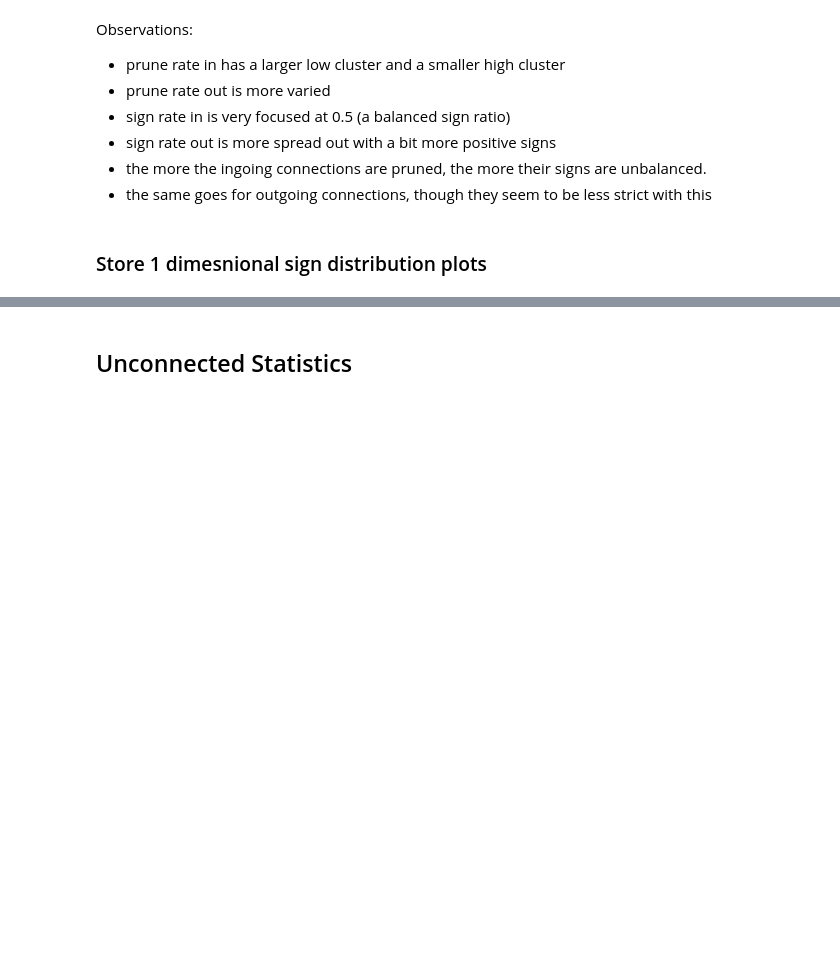
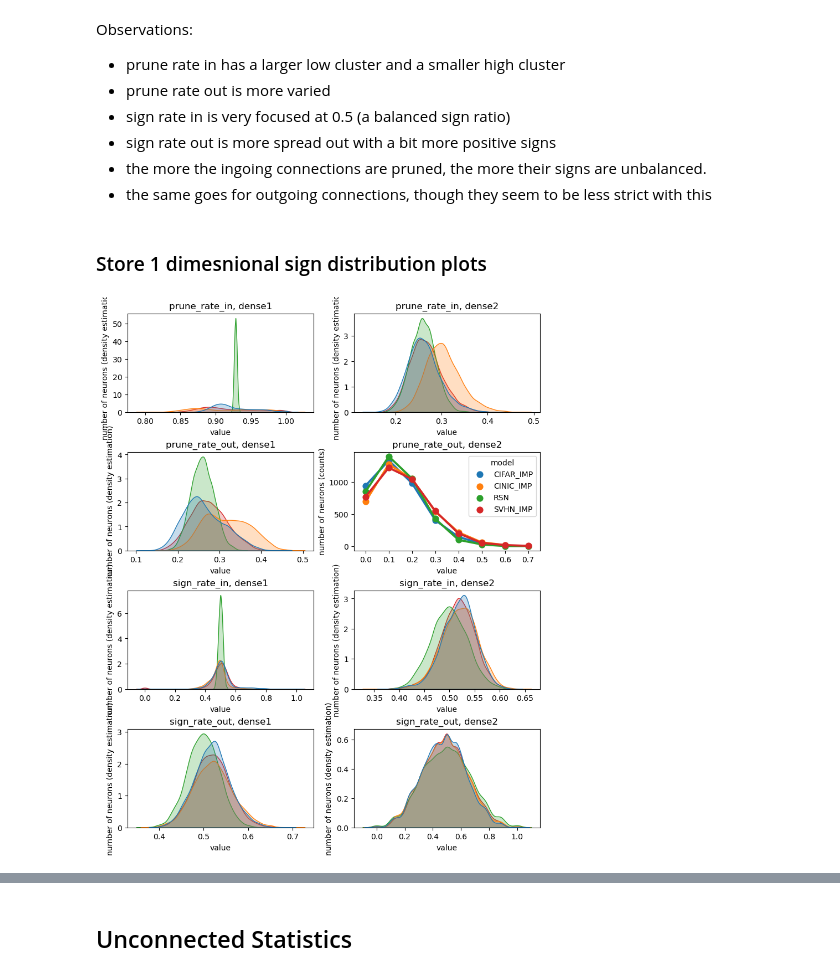
Before and after one commit to Ernalein/ThesisLTH, a Jupyter notebook: 3a Plotting sign distributions.ipynb, the cells around one changed output, grey strips where cells are left out. Saved outputs shown, nothing was run; the diff lists cells and outputs as text; code cells hidden in the pictures; blank space fills up the shorter version.

```diff
--- a/3a Plotting sign distributions.ipynb
+++ b/3a Plotting sign distributions.ipynb
@@ -92,6 +91,33 @@ def get_super_coll_sign_distr():
         coll_sign_distr["model"] = dataset
         super_coll_sign_distr = pd.concat([super_coll_sign_distr, coll_sign_distr])
     return super_coll_sign_distr
+# %%
+# get all the data
+
+super_coll_sign_distr = get_super_coll_sign_distr()
+
+# #define dimensions of subplots (rows, columns)
+fig, axes = plt.subplots(4, 2, figsize=(8,10), constrained_layout=True)
+
+for c, layer in enumerate(["dense1", "dense2"]):
+    coll_sign_distr = super_coll_sign_distr[super_coll_sign_distr["layer"] == layer][["prune_rate_in","prune_rate_out","sign_rate_in","sign_rate_out","model"]]
+    coll_sign_distr = coll_sign_distr.melt("model", var_name='variable', value_name='value').sort_values(['model']).reset_index(drop=True)
+
+    for r, variable in enumerate(["prune_rate_in","prune_rate_out","sign_rate_in","sign_rate_out"]):
+        distr = coll_sign_distr[coll_sign_distr["variable"] == variable][["value","model"]]
+
+        if len(set(distr["value"])) >= 30:
+            plot = sns.kdeplot(data=distr, hue='model',x='value',legend=False,fill=True, ax=axes[r,c])
+            axes[r,c].set_ylabel("number of neurons (density estimation)")
+        else:
+            plot = sns.pointplot(data=distr.groupby(["value","model"]).size().reset_index(name='counts'), hue='model',x='value', y="counts", ax=axes[r,c])
+            x_labels = list(set(distr["value"]))
+            x_labels.sort()
+            axes[r,c].set_xticklabels([str(np.round(x,2)) for x in x_labels])
+            axes[r,c].set_ylabel("number of neurons (counts)")
+        axes[r,c].set_title(f"{variable}, {layer}")
+# %% [output]
+[figure, added]
 # %%
 
 super_coll_sign_distr = get_super_coll_sign_distr()
```
Also changed, not shown: parts of 3 cells of this notebook, 1 other file.
